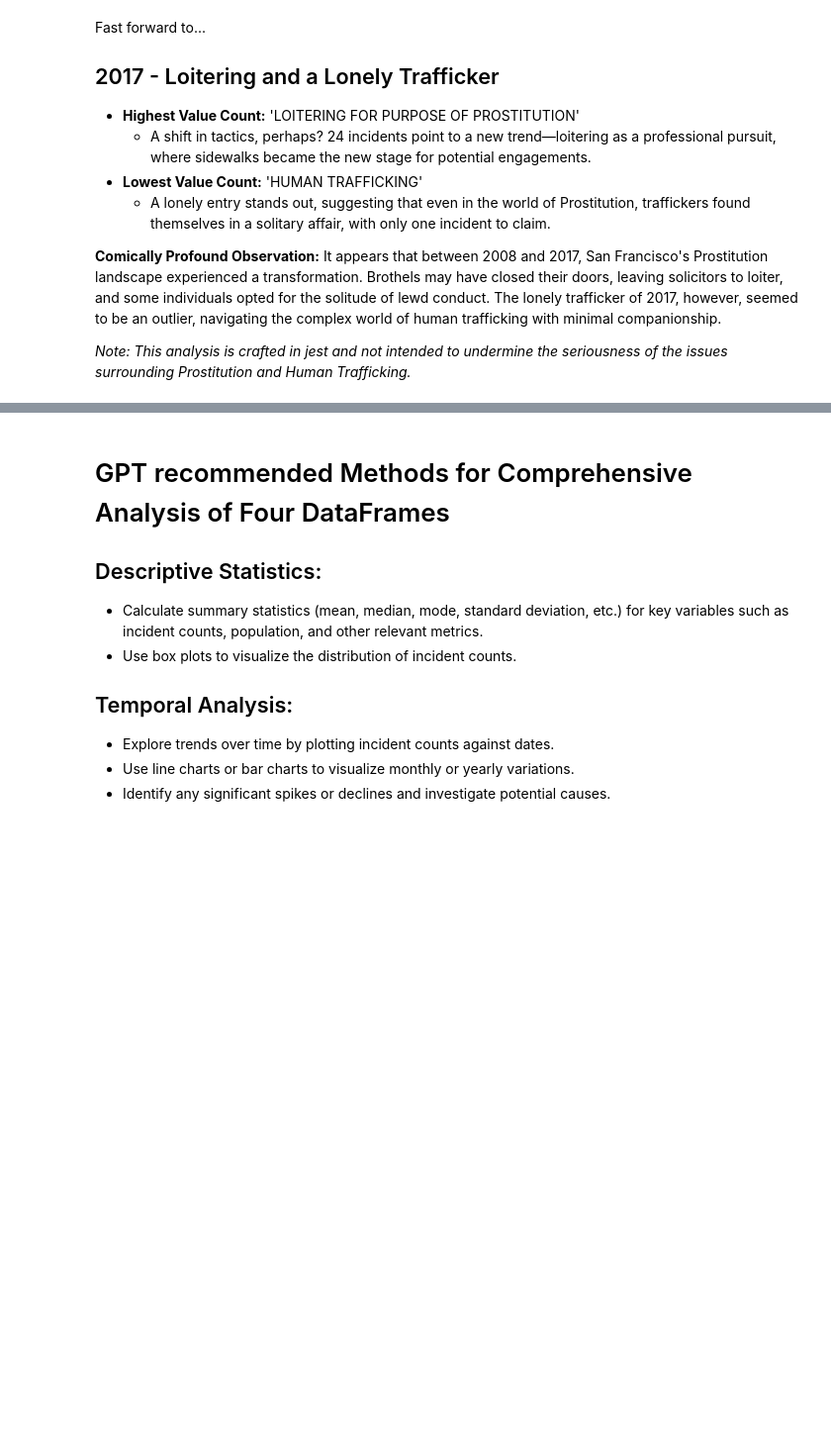
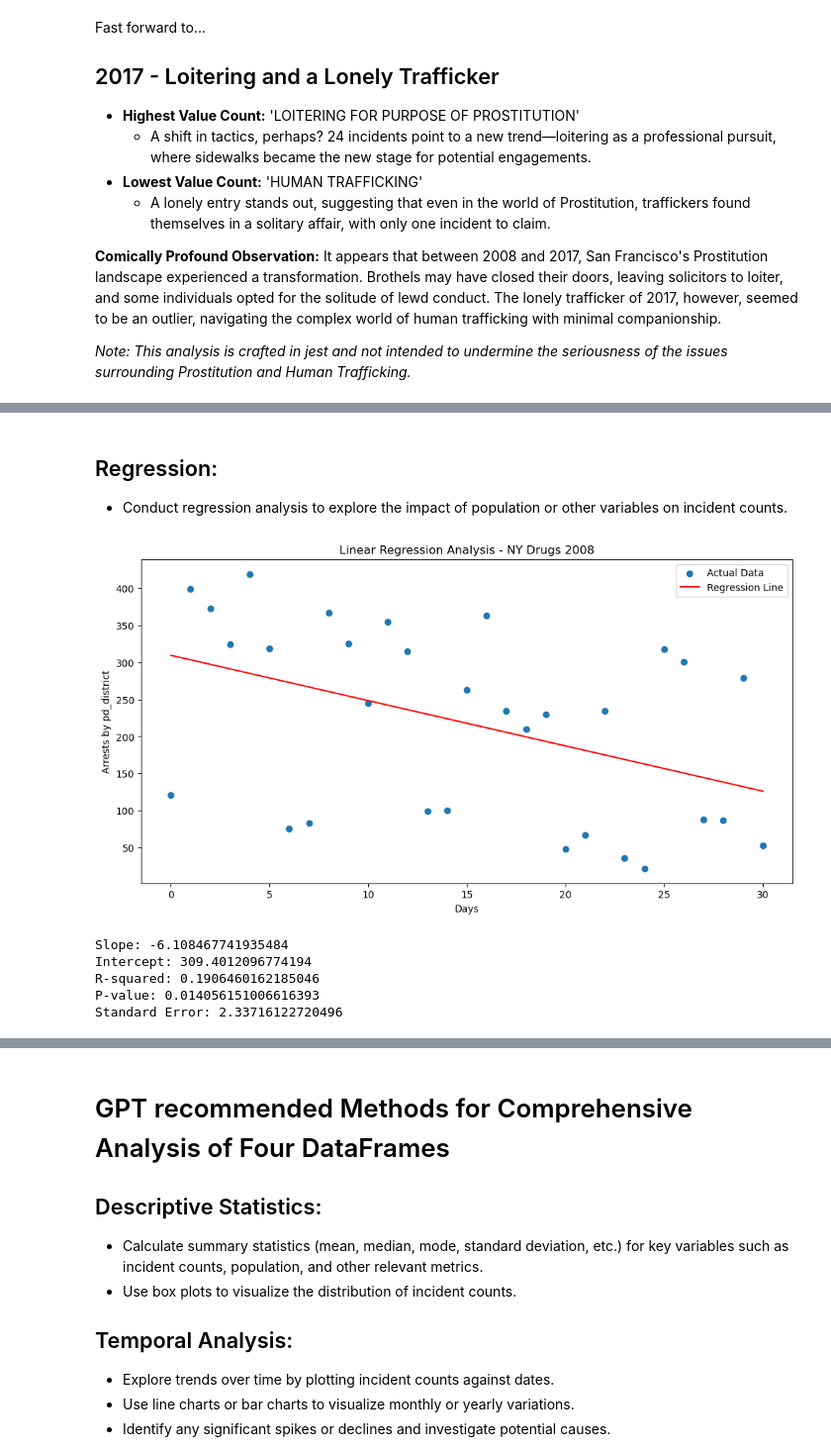
Before and after one commit to McPhersonTrk/Hookers-and-Blow-A-Case-Study-of-Holiday-Cheer, a Jupyter notebook: mcp_sf_ny_corr.ipynb, the cells around one changed output, grey strips where cells are left out. Shown at 99% size. Drawn from its saved outputs; the diff is of its cells as text; code cells hidden in the pictures; blank space fills up the shorter version.

```diff
--- a/mcp_sf_ny_corr.ipynb
+++ b/mcp_sf_ny_corr.ipynb
@@ -508,0 +692,65 @@ It appears that between 2008 and 2017, San Francisco's Prostitution landscape ex
+# %% [markdown]
+## Regression:
+- Conduct regression analysis to explore the impact of population or other variables on incident counts.
+# %%
+import pandas as pd
+from scipy.stats import linregress
+import matplotlib.pyplot as plt
+
+#NY drugs
+ny_drugs_dec_2008 = pd.read_csv('./Cleaned_Resources_NY_SanFran/ny_drugs_dec_2008.csv')
+ny_drugs_dec_2017 = pd.read_csv('./Cleaned_Resources_NY_SanFran/ny_drugs_dec_2017.csv')
+
+#NY prostitution
+ny_prostitution_dec_2008 = pd.read_csv('./Cleaned_Resources_NY_SanFran/ny_prostitution_dec_2008.csv')
+ny_prostitution_dec_2017 = pd.read_csv('./Cleaned_Resources_NY_SanFran/ny_prostitution_dec_2017.csv')
+
+#SF drugs
+sf_drugs_dec_2008 = pd.read_csv('./Cleaned_Resources_NY_SanFran/SanFran_drugs_2008.csv')
+sf_drugs_dec_2017 = pd.read_csv('./Cleaned_Resources_NY_SanFran/SanFran_drugs_2017.csv')
+
+#SF prostitution
+sf_prostitution_dec_2008 = pd.read_csv('./Cleaned_Resources_NY_SanFran/SanFran_prostitution_2008.csv')
+sf_prostitution_dec_2017 = pd.read_csv('./Cleaned_Resources_NY_SanFran/SanFran_prostitution_2017.csv')
+
+# Assuming you have the DataFrames: ny_drugs_dec_2008
+
+# Aggregate the data by day for the specified scenario
+ny_drugs_2008_daily = ny_drugs_dec_2008.groupby('date')['pd_district'].count()
+
+# Create a DataFrame with the date and corresponding arrests count
+df = pd.DataFrame({'date': ny_drugs_2008_daily.index, 'arrests': ny_drugs_2008_daily.values})
+
+# Perform linear regression
+slope, intercept, r_value, p_value, std_err = linregress(df.index, df['arrests'])
+
+# Predict the values using the regression equation
+regression_line = slope * df.index + intercept
+
+# Plot the data and regression line
+plt.figure(figsize=(12, 6))
+plt.scatter(df.index, df['arrests'], label='Actual Data')
+plt.plot(df.index, regression_line, color='red', label='Regression Line')
+
+# Add labels and title
+plt.xlabel('Days')
+plt.ylabel('Arrests by pd_district')
+plt.title('Linear Regression Analysis - NY Drugs 2008')
+plt.legend()
+
+# Show the plot
+plt.show()
+
+# Display regression statistics
+print(f"Slope: {slope}")
+print(f"Intercept: {intercept}")
+print(f"R-squared: {r_value**2}")
+print(f"P-value: {p_value}")
+print(f"Standard Error: {std_err}")
+# %% [output]
+[figure, added]
+Slope: -6.108467741935484
+Intercept: 309.4012096774194
+R-squared: 0.1906460162185046
+P-value: 0.014056151006616393
+Standard Error: 2.33716122720496
```
Also changed, not shown: parts of 29 cells of this notebook.
